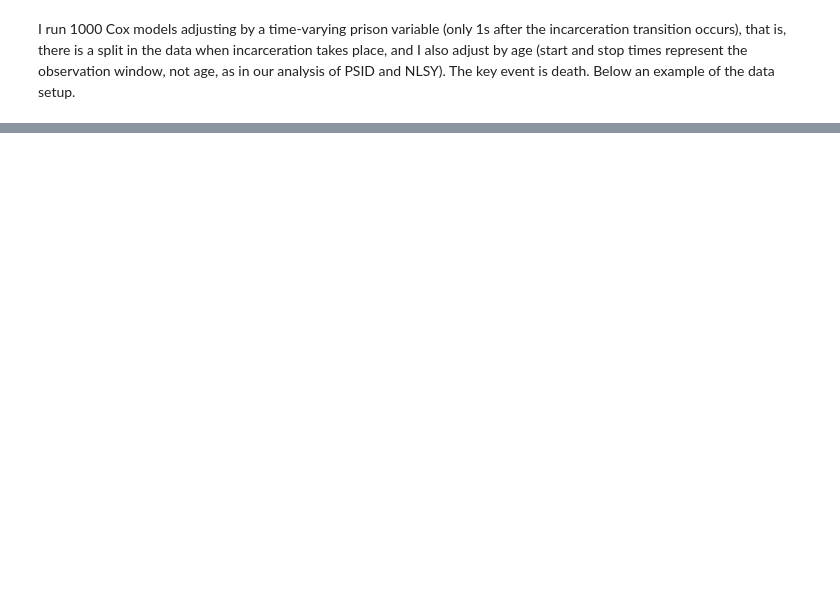
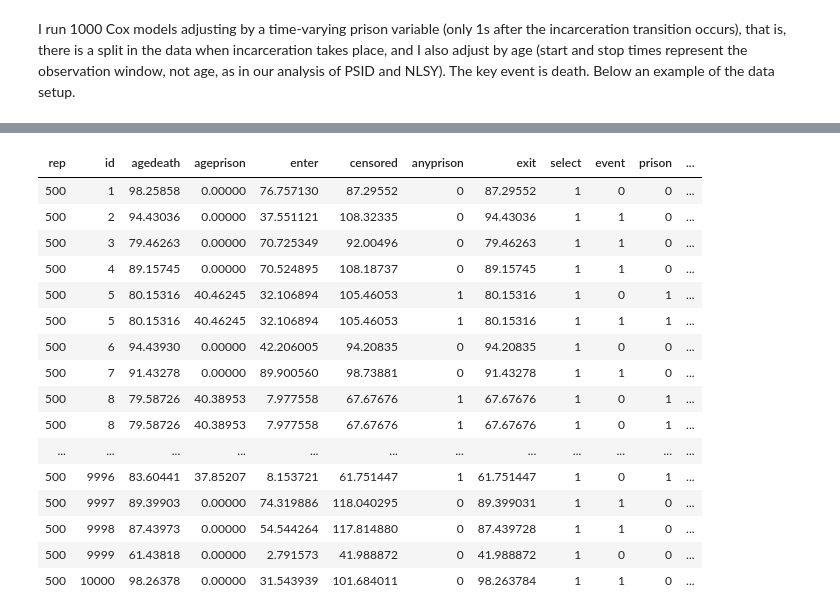
Before and after one commit to sdaza/mortality-incarceration-paper, a Jupyter notebook: simulation/simulation.ipynb, the cells around one changed output, grey strips where cells are left out. Saved outputs shown, nothing was run; the diff lists cells and outputs as text; code cells hidden in the pictures; blank space fills up the shorter version.

```diff
--- a/simulation/simulation.ipynb
+++ b/simulation/simulation.ipynb
@@ -31,0 +142,20 @@ I run 1000 Cox models adjusting by a time-varying prison variable (only 1s after
+# %%
+tdat
+# %% [output]
+| rep | id | agedeath | ageprison | enter | censored | anyprison | exit | select | event | prison | ... |
+| 500 | 1 | 98.25858 | 0.00000 | 76.757130 | 87.29552 | 0 | 87.29552 | 1 | 0 | 0 | ... |
+| 500 | 2 | 94.43036 | 0.00000 | 37.551121 | 108.32335 | 0 | 94.43036 | 1 | 1 | 0 | ... |
+| 500 | 3 | 79.46263 | 0.00000 | 70.725349 | 92.00496 | 0 | 79.46263 | 1 | 1 | 0 | ... |
+| 500 | 4 | 89.15745 | 0.00000 | 70.524895 | 108.18737 | 0 | 89.15745 | 1 | 1 | 0 | ... |
+| 500 | 5 | 80.15316 | 40.46245 | 32.106894 | 105.46053 | 1 | 80.15316 | 1 | 0 | 1 | ... |
+| 500 | 5 | 80.15316 | 40.46245 | 32.106894 | 105.46053 | 1 | 80.15316 | 1 | 1 | 1 | ... |
+| 500 | 6 | 94.43930 | 0.00000 | 42.206005 | 94.20835 | 0 | 94.20835 | 1 | 0 | 0 | ... |
+| 500 | 7 | 91.43278 | 0.00000 | 89.900560 | 98.73881 | 0 | 91.43278 | 1 | 1 | 0 | ... |
+| 500 | 8 | 79.58726 | 40.38953 | 7.977558 | 67.67676 | 1 | 67.67676 | 1 | 0 | 1 | ... |
+| 500 | 8 | 79.58726 | 40.38953 | 7.977558 | 67.67676 | 1 | 67.67676 | 1 | 0 | 1 | ... |
+| ... | ... | ... | ... | ... | ... | ... | ... | ... | ... | ... | ... |
+| 500 | 9996 | 83.60441 | 37.85207 | 8.153721 | 61.751447 | 1 | 61.751447 | 1 | 0 | 1 | ... |
+| 500 | 9997 | 89.39903 | 0.00000 | 74.319886 | 118.040295 | 0 | 89.399031 | 1 | 1 | 0 | ... |
+| 500 | 9998 | 87.43973 | 0.00000 | 54.544264 | 117.814880 | 0 | 87.439728 | 1 | 1 | 0 | ... |
+| 500 | 9999 | 61.43818 | 0.00000 | 2.791573 | 41.988872 | 0 | 41.988872 | 1 | 0 | 0 | ... |
+| 500 | 10000 | 98.26378 | 0.00000 | 31.543939 | 101.684011 | 0 | 98.263784 | 1 | 1 | 0 | ... |
```
Also changed, not shown: parts of 8 cells of this notebook, 24 other files.
